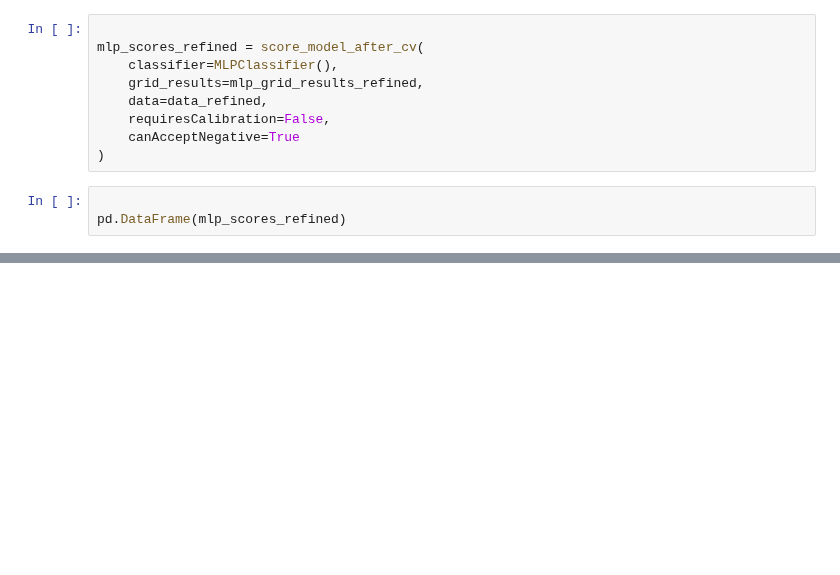
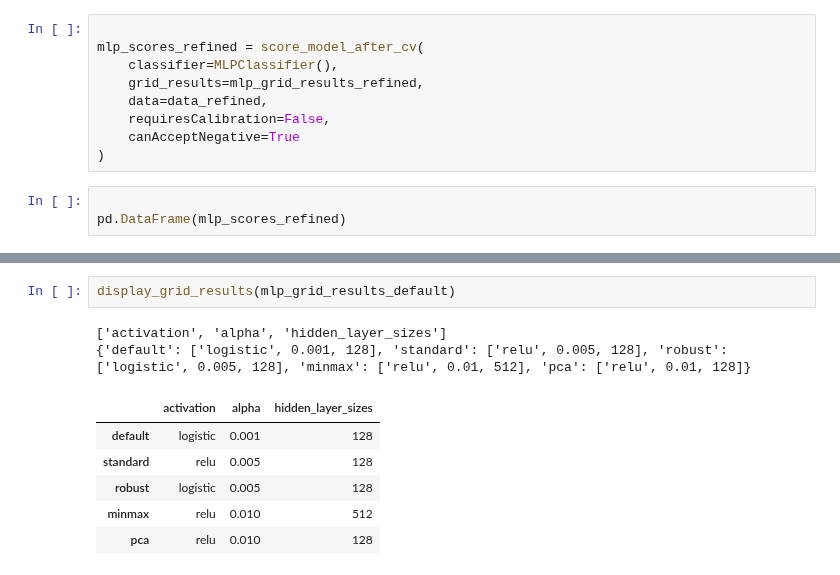
Before and after one commit to jasonmrimer/cse590-machine-learning, a Jupyter notebook: final-project/pipelines/curation with feature selection v2.ipynb, the cells around one changed output, grey strips where cells are left out. Cells and saved outputs as stored; diff of their text form; blank space fills up the shorter version.

```diff
--- a/final-project/pipelines/curation with feature selection v2.ipynb
+++ b/final-project/pipelines/curation with feature selection v2.ipynb
@@ -657,0 +742,11 @@ pd.DataFrame(mlp_scores_refined)
+# %%
+display_grid_results(mlp_grid_results_default)
+# %% [output]
+['activation', 'alpha', 'hidden_layer_sizes']
+{'default': ['logistic', 0.001, 128], 'standard': ['relu', 0.005, 128], 'robust': ['logistic', 0.005, 128], 'minmax': ['relu', 0.01, 512], 'pca': ['relu', 0.01, 128]}
+|  | activation | alpha | hidden_layer_sizes |
+| default | logistic | 0.001 | 128 |
+| standard | relu | 0.005 | 128 |
+| robust | logistic | 0.005 | 128 |
+| minmax | relu | 0.010 | 512 |
+| pca | relu | 0.010 | 128 |
```
Also changed, not shown: parts of 12 cells of this notebook, 4 other files.
